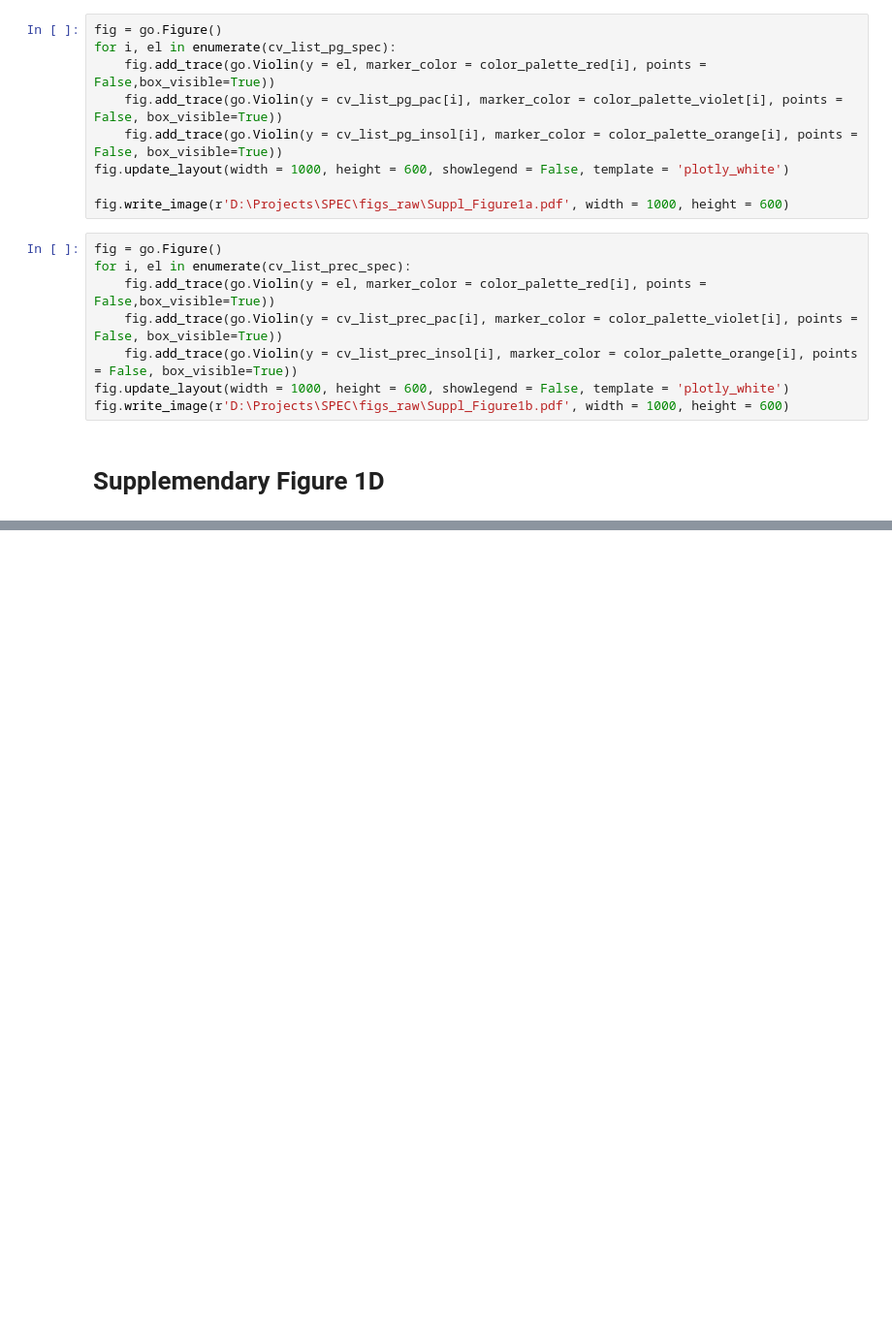
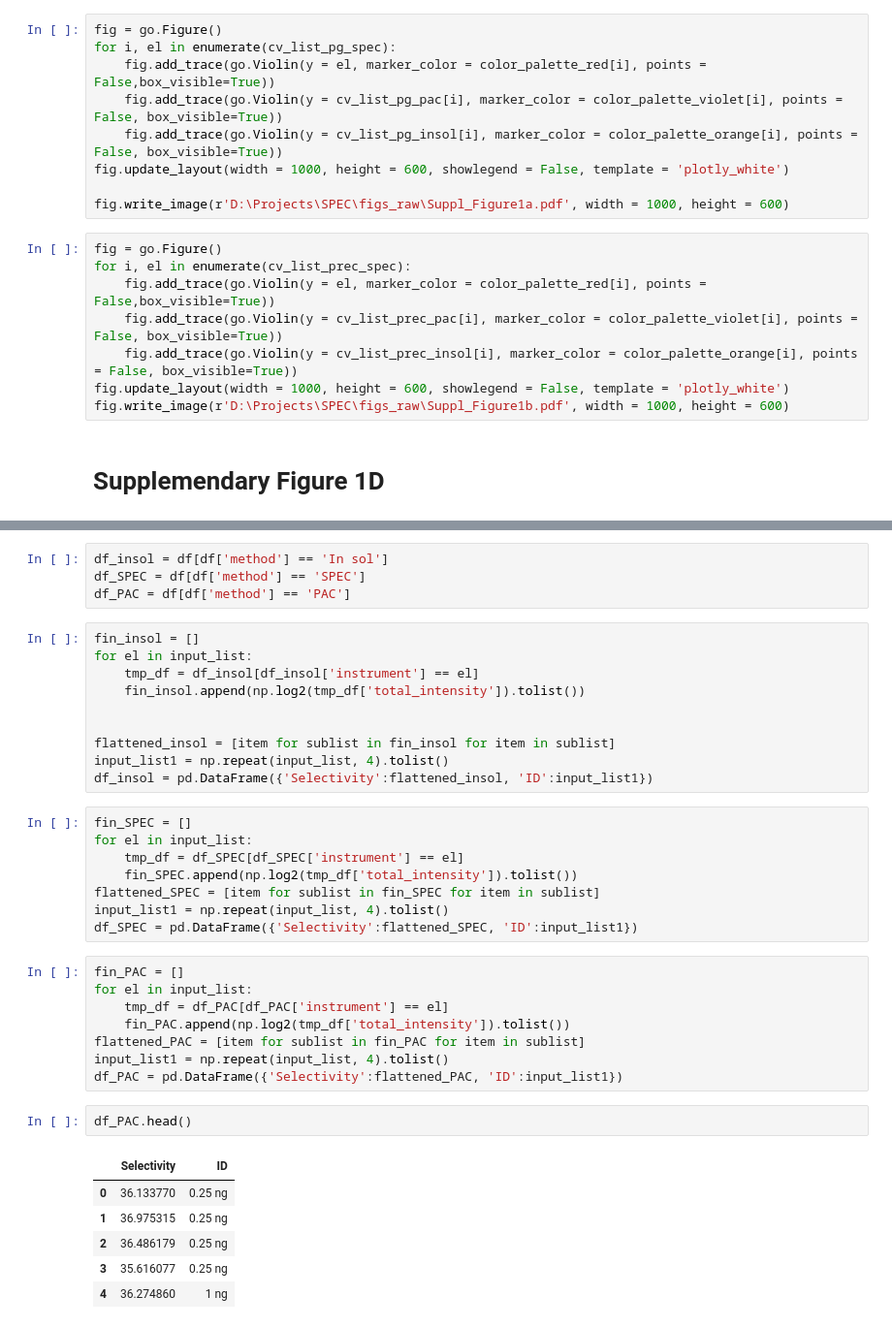
Before and after one commit to DenysOliinyk3007/SPEC-figures, a Jupyter notebook: SPEC_manuscript_Suppl_Figure1.ipynb, the cells around one changed output, grey strips where cells are left out. Shown at 97% size. Saved outputs shown, nothing was run; the diff lists cells and outputs as text; blank space fills up the shorter version.

```diff
--- a/SPEC_manuscript_Suppl_Figure1.ipynb
+++ b/SPEC_manuscript_Suppl_Figure1.ipynb
@@ -177,0 +319,39 @@ fig.write_image(r'D:\Projects\SPEC\figs_raw\Suppl_Figure1b.pdf', width = 1000, h
+# %%
+df_insol = df[df['method'] == 'In sol']
+df_SPEC = df[df['method'] == 'SPEC']
+df_PAC = df[df['method'] == 'PAC']
+# %%
+fin_insol = []
+for el in input_list:
+    tmp_df = df_insol[df_insol['instrument'] == el]
+    fin_insol.append(np.log2(tmp_df['total_intensity']).tolist())
+
+
+flattened_insol = [item for sublist in fin_insol for item in sublist]
+input_list1 = np.repeat(input_list, 4).tolist()
+df_insol = pd.DataFrame({'Selectivity':flattened_insol, 'ID':input_list1})
+# %%
+fin_SPEC = []
+for el in input_list:
+    tmp_df = df_SPEC[df_SPEC['instrument'] == el]
+    fin_SPEC.append(np.log2(tmp_df['total_intensity']).tolist())
+flattened_SPEC = [item for sublist in fin_SPEC for item in sublist]
+input_list1 = np.repeat(input_list, 4).tolist()
+df_SPEC = pd.DataFrame({'Selectivity':flattened_SPEC, 'ID':input_list1})
+# %%
+fin_PAC = []
+for el in input_list:
+    tmp_df = df_PAC[df_PAC['instrument'] == el]
+    fin_PAC.append(np.log2(tmp_df['total_intensity']).tolist())
+flattened_PAC = [item for sublist in fin_PAC for item in sublist]
+input_list1 = np.repeat(input_list, 4).tolist()
+df_PAC = pd.DataFrame({'Selectivity':flattened_PAC, 'ID':input_list1})
+# %%
+df_PAC.head()
+# %% [output]
+|  | Selectivity | ID |
+| 0 | 36.133770 | 0.25 ng |
+| 1 | 36.975315 | 0.25 ng |
+| 2 | 36.486179 | 0.25 ng |
+| 3 | 35.616077 | 0.25 ng |
+| 4 | 36.274860 | 1 ng |
```
Also changed, not shown: parts of 60 cells of this notebook.
